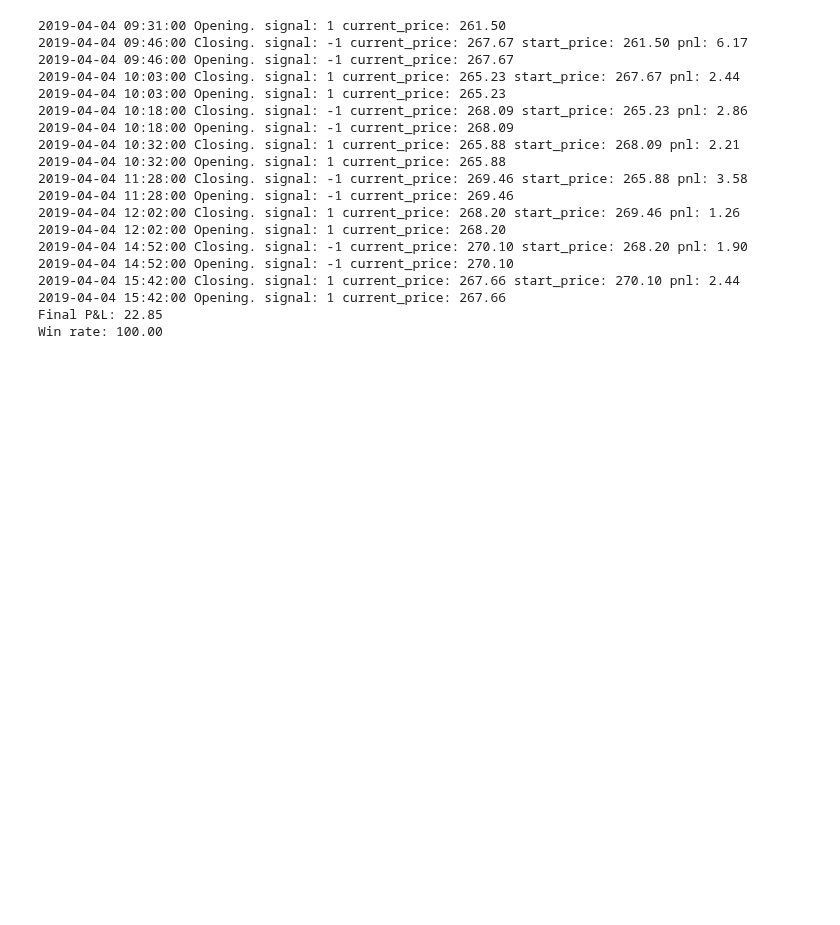
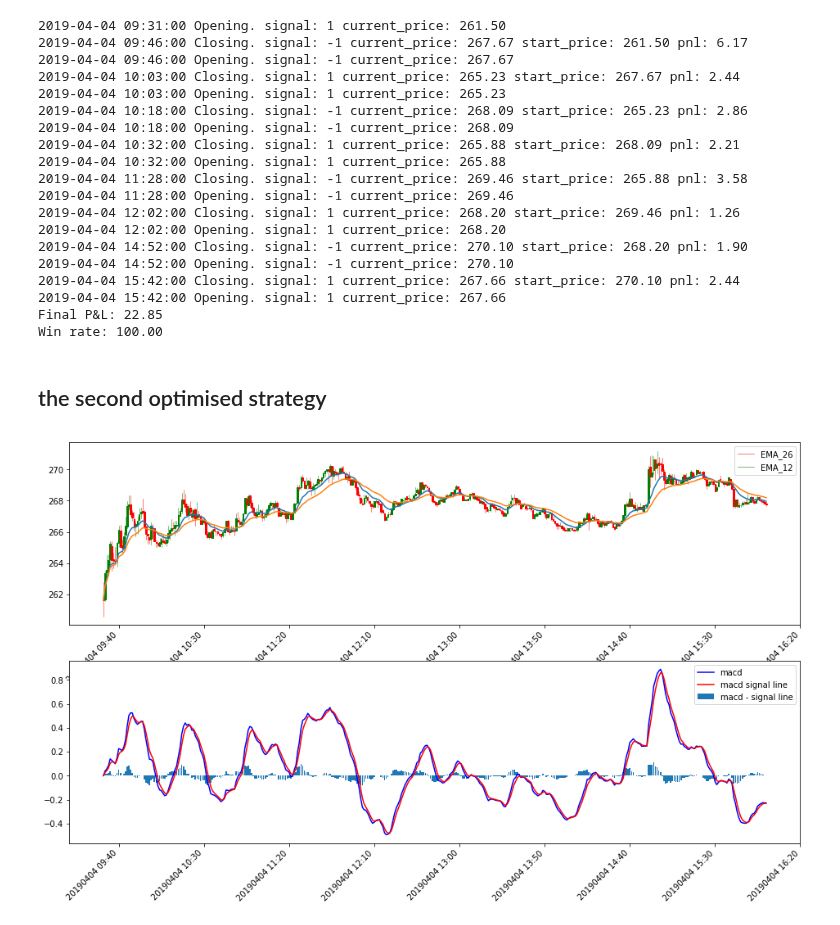
Before and after one commit to franklili3/Python-for-Finance-Engineering, a Jupyter notebook: homework2/homework2.ipynb, the cells around one changed output. Cells and saved outputs as stored; diff of their text form; code cells hidden in the pictures; blank space fills up the shorter version.

Commit message:
add the second optimised strategy

```diff
--- a/homework2/homework2.ipynb
+++ b/homework2/homework2.ipynb
@@ -563,3 +552,69 @@ print('Win rate: {0:.2f}'.format(win_rate))
 2019-04-04 15:42:00 Opening. signal: 1 current_price: 267.66
 Final P&L: 22.85
 Win rate: 100.00
+# %% [markdown]
+## the second optimised strategy
+# %%
+# calculate EMAs
+
+# 26 day
+ema_26 = stock_data['close'].ewm(span=26).mean()
+
+# 12 day
+ema_12 = stock_data['close'].ewm(span=12).mean()
+
+# difference between fast and slow averages
+macd = ema_12 - ema_26
+
+# calculate the 9 period EMA of the macd
+Y = 3
+macd_Y_ema = macd.ewm(span = Y).mean()
+
+# calculate the difference the macd and the "signal line"
+macd_diff = macd - macd_Y_ema
+
+register_matplotlib_converters()
+fig, (ax1, ax2) = plt.subplots(2,1, figsize=(16,9), sharex=False)
+
+# plot_intraday_summary(ax, quotes, ticksize=3)
+index_int = dates.date2num(stock_data.index.to_pydatetime())*1440
+candlestick_ohlc(ax1, zip(index_int,
+                         stock_data['open'], stock_data['high'],
+                         stock_data['low'], stock_data['close']),
+                         width=0.8, colorup='g', colordown='r')
+
+#ax1.plot(stock_data['close'])
+ax1.plot(index_int, ema_12.values)
+ax1.plot(index_int, ema_26.values)
+ax1.legend(['EMA_26', 'EMA_12'])
+
+ax2.plot(index_int, macd.values, "b-")
+ax2.plot(index_int, macd_Y_ema.values, "r-")
+ax2.bar(index_int, macd_diff.values)
+ax2.legend(['macd', 'macd signal line', 'macd - signal line'])
+
+class MyFormatter(Formatter):
+            def __init__(self, dates, fmt='%Y%m%d %H:%M'):
+                self.dates = dates
+                self.fmt = fmt
+
+            def __call__(self, x, pos=0):
+                'Return the label for time x at position pos'
+                ind = int(np.round(x))
+                #ind就是x轴的刻度数值，不是日期的下标
+
+                return dates.num2date( ind/1440).strftime(self.fmt)
+
+formatter = MyFormatter(index_int)
+ax1.xaxis.set_major_formatter(formatter)
+ax2.xaxis.set_major_formatter(formatter)
+
+for label in ax1.get_xticklabels():
+            label.set_rotation(45)
+            label.set_horizontalalignment('right')
+for label in ax2.get_xticklabels():
+            label.set_rotation(45)
+            label.set_horizontalalignment('right')
+plt.show()
+# %% [output]
+[figure, added]
```
Also changed, not shown: parts of 6 cells of this notebook.
